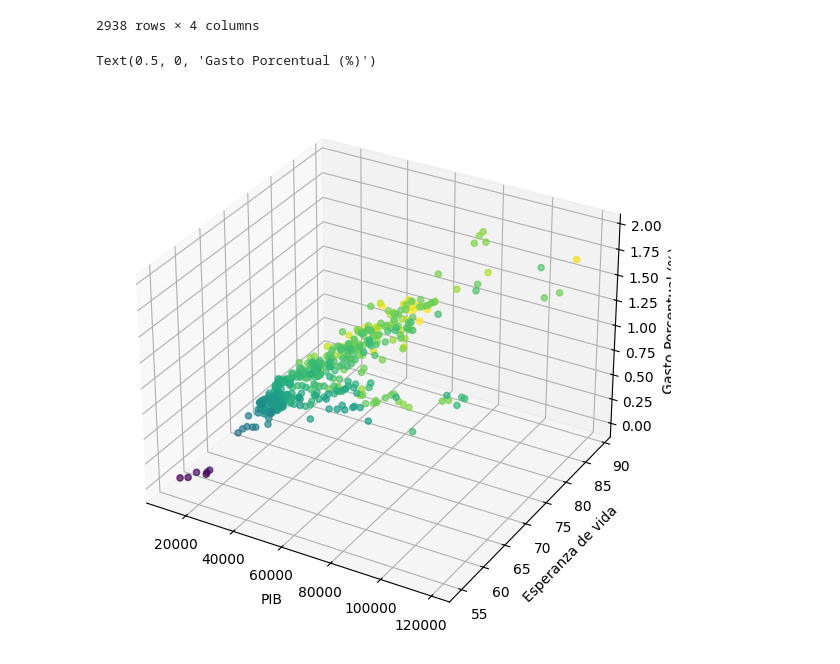
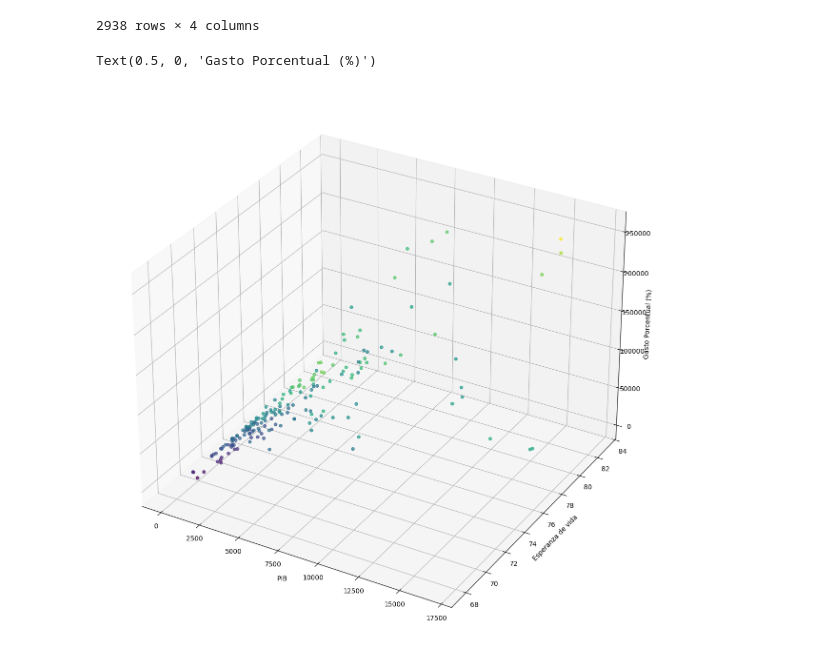
Before and after one commit to Korancito/LifeE.01.Coder, a Jupyter notebook: Nootebooks/Descriptivo.ipynb, the cells around one changed output. Drawn from its saved outputs; the diff is of its cells as text; code cells hidden in the pictures.

```diff
--- a/Nootebooks/Descriptivo.ipynb
+++ b/Nootebooks/Descriptivo.ipynb
@@ -237,17 +237,17 @@ dfrenamed[['País','Año','Mortalidad adulta', 'Adultas']]
 # %%
 dfrenamed['Gasto porcentual (%)'] = dfrenamed['Gasto porcentual'] * 100
 # %%
-dffiltrado = dfrenamed[(dfrenamed['PIB'] > 10000) & (dfrenamed[['PIB', 'Esperanza de vida', 'Gasto porcentual (%)']].notna().all(axis=1))]
+dffiltrado = dfrenamed[(dfrenamed['PIB'] > 0) & (dfrenamed['Latam']) & (dfrenamed['Gasto porcentual (%)']) & (dfrenamed[['PIB', 'Esperanza de vida']].notna().all(axis=1))]
 
-fig = plt.figure(figsize=(10,7))
+fig = plt.figure(figsize=(15,15))
 ax = fig.add_subplot(111, projection='3d')
 
 sc = ax.scatter(dffiltrado['PIB'], dffiltrado['Esperanza de vida'], dffiltrado['Gasto porcentual (%)'],
                 c=dffiltrado['Esperanza de vida'], cmap='viridis', marker='o', alpha=0.7)
 
 ax.set_xlabel('PIB')
 ax.set_ylabel('Esperanza de vida')
 ax.set_zlabel('Gasto Porcentual (%)')
 # %% [output]
 Text(0.5, 0, 'Gasto Porcentual (%)')
-[figure, old version]
+[figure, new version]
```
